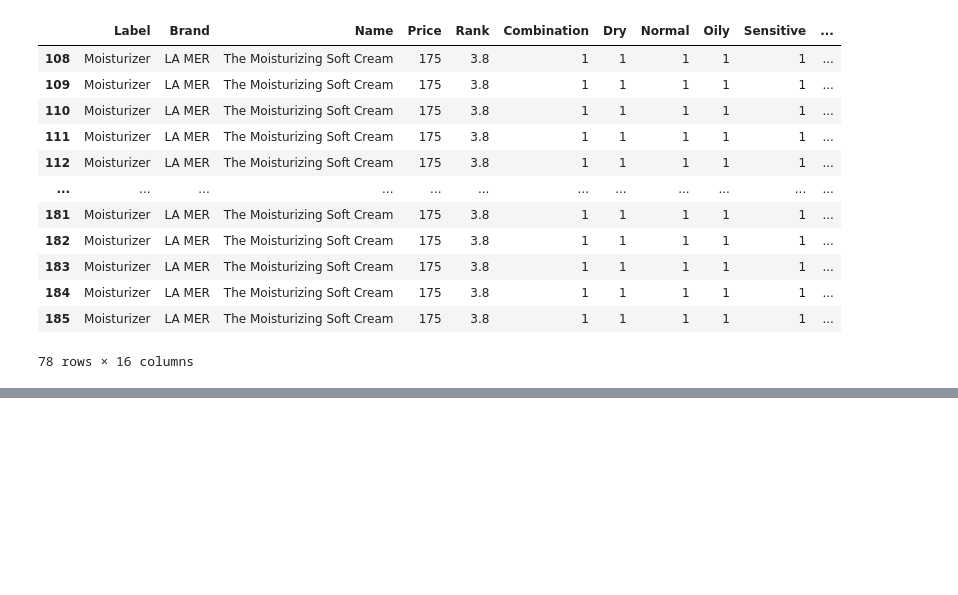
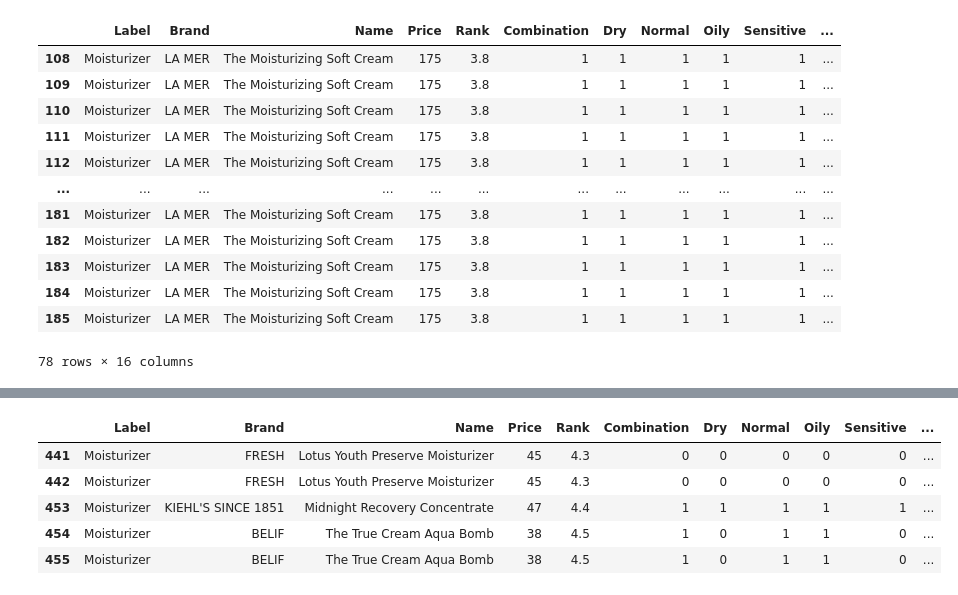
Before and after one commit to BellaEsc/makeup-minted, a Jupyter notebook: 3_weighted_distribution.ipynb, the cells around one changed output, grey strips where cells are left out. Cells and saved outputs as stored; diff of their text form; code cells hidden in the pictures; blank space fills up the shorter version.

```diff
--- a/3_weighted_distribution.ipynb
+++ b/3_weighted_distribution.ipynb
@@ -119,6 +119,8 @@ df.loc[curr.index]
 78 rows × 16 columns
 # %%
 def remove_na_ingredients(df):
+    # WARNING: modifies df in-place
+
     # Find the brand and names that contain na
     brand_name_contains_na = \
         df[df['INCI name'].isna()][['Brand', 'Name']].drop_duplicates()
@@ -135,14 +137,23 @@ def remove_na_ingredients(df):
         curr_indices = curr_df.index
         na_indices = curr_df[curr_df['INCI name'].isna()].index
 
+        print(brand_name_contains_na.iloc[i]['Brand'], \
+              brand_name_contains_na.iloc[i]['Name'])
+        print("na indices: ")
+        print(na_indices)
+
         for j in na_indices:
-            # get integer position of na index to use with iloc
-            integer_pos = curr.index.get_loc(j)
+
             df.loc[j, 'Ingredient_Placement'] = np.nan
 
-            # if there are more integers after
+            # get integer position of na index to check if it's at the end
+            integer_pos = curr_df.index.get_loc(j)
+
+            # if there are more ingredients after, shift their position
+            # up by 1
             if len(curr) > (integer_pos + 1):
-                df_integer_pos = df.index.get_loc(j)
+                df.loc[j:curr_indices[-1], 'Ingredient_Placement'] = \
+                    df.loc[j:curr_indices[-1], 'Ingredient_Placement'] - 1
 
-                df.iloc[df_integer_pos + 1:, 10] = \
-                    curr.iloc[integer_pos + 1:, 10] - 1
+    # now dropping nans will yield correct ingredient placement
+    return df.dropna(subset=['INCI name'])
@@ -157,0 +160,2 @@ r1 @ r2.T
+# %%
+df2 = remove_na_ingredients(df)
@@ -157,0 +180,9 @@ r1 @ r2.T
+# %%
+df2.loc[441:455]
+# %% [output]
+|  | Label | Brand | Name | Price | Rank | Combination | Dry | Normal | Oily | Sensitive | ... |
+| 441 | Moisturizer | FRESH | Lotus Youth Preserve Moisturizer | 45 | 4.3 | 0 | 0 | 0 | 0 | 0 | ... |
+| 442 | Moisturizer | FRESH | Lotus Youth Preserve Moisturizer | 45 | 4.3 | 0 | 0 | 0 | 0 | 0 | ... |
+| 453 | Moisturizer | KIEHL'S SINCE 1851 | Midnight Recovery Concentrate | 47 | 4.4 | 1 | 1 | 1 | 1 | 1 | ... |
+| 454 | Moisturizer | BELIF | The True Cream Aqua Bomb | 38 | 4.5 | 1 | 0 | 1 | 1 | 0 | ... |
+| 455 | Moisturizer | BELIF | The True Cream Aqua Bomb | 38 | 4.5 | 1 | 0 | 1 | 1 | 0 | ... |
```
Also changed, not shown: parts of 4 cells of this notebook, 1 other file.
